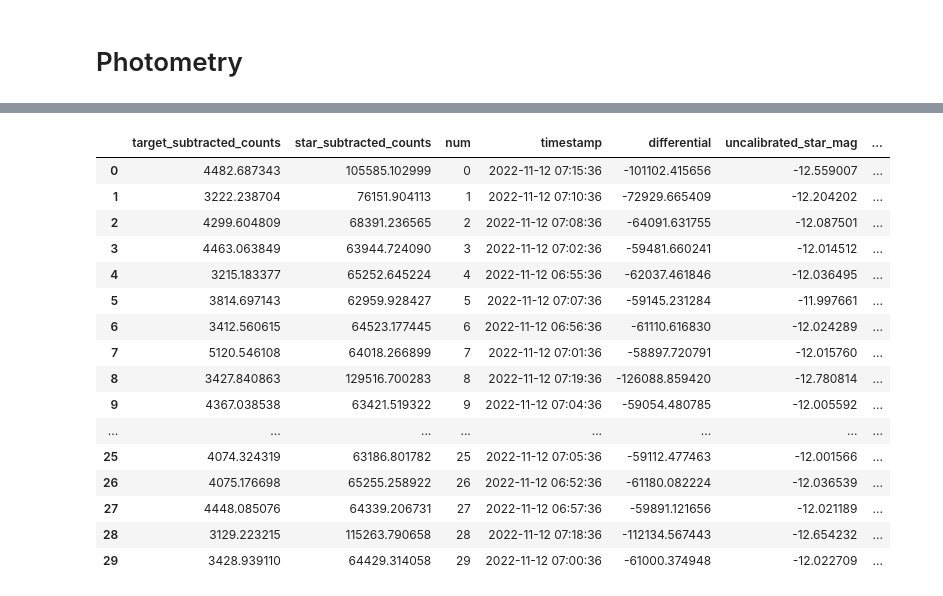
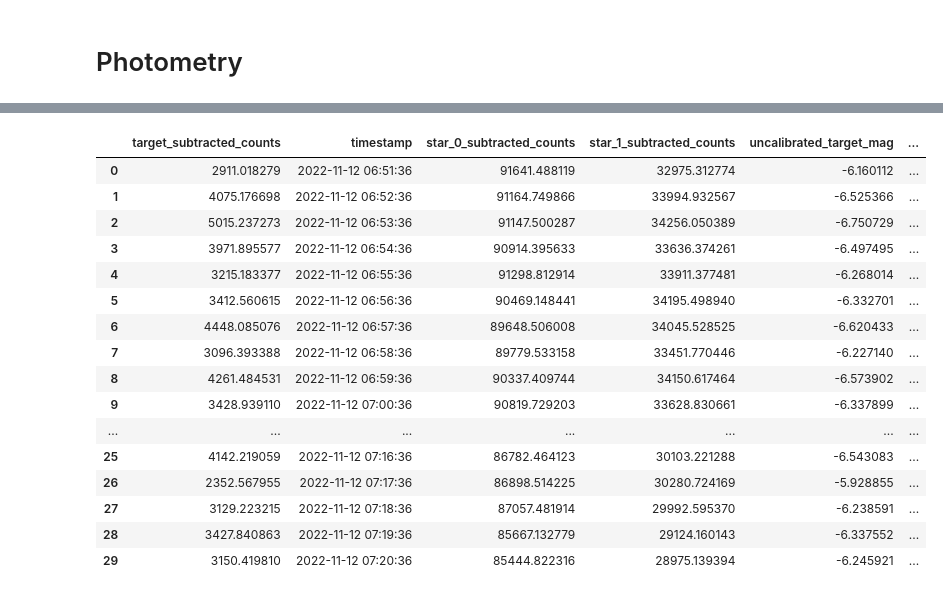
Before and after one commit to mkzeender/astrophysics-brorfelde, a Jupyter notebook: photometry.ipynb, the cells around one changed output, grey strips where cells are left out. Cells and saved outputs as stored; diff of their text form; code cells hidden in the pictures.

```diff
--- a/photometry.ipynb
+++ b/photometry.ipynb
@@ -52,3 +39,25 @@ imgs
+# %%
+imgs = pd.DataFrame(
+    columns=('aligned_filepath', 'timestamp', 'ok'),
+    #dtype=(str, datetime, str)
+)
+
+def _get_time(fp:str):
+    name = Path(fp).name.split('__')[0].lstrip('combined_')
+    return parse(name)
+    #return datetime.datetime.strptime(name, 'combined_%Y-%m-%dT%X.0000')
+
+
+
+
+imgs['aligned_filepath'] = glob.glob(f"aligned/*.fits")
+
+imgs['timestamp'] = imgs['aligned_filepath'].apply(_get_time)
+
+imgs.sort_values('timestamp', inplace=True)
+
+imgs['ok'] = True
+okay = imgs['ok']
 # %%
 # FILTER CELL
 
@@ -62,12 +71,21 @@ night_2_group_1 = (
     )
 
 night_2_group_2 = (
-    (parse('2022-11-12T05:59:20') <= imgs['timestamp']) &
-    (imgs['timestamp'] < parse('2022-11-13T00:00:00'))
+    (parse('2022-11-12T06:51:36') <= imgs['timestamp']) &
+    (imgs['timestamp'] < parse('2022-11-12T07:21:36'))
     )
 
 
-night_3 = (
+# night_3 = (
+#     (parse('2022-11-13T00:00:00') <= imgs['timestamp']) &
+#     (imgs['timestamp'] < parse('2022-11-14T00:00:00'))
+#     )
+
+night_3_group_1 = (
     (parse('2022-11-13T00:00:00') <= imgs['timestamp']) &
-    (imgs['timestamp'] < parse('2022-11-14T00:00:00'))
+    (imgs['timestamp'] < parse('2022-11-13T04:59:20'))
     )
+
+night_3_group_2 = (
+    (parse('2022-11-13T04:59:20') <= imgs['timestamp'])
+    )
@@ -178,50 +201,51 @@ photometry_2_group_1
 # %%
 # Night 2 group 2
 
 %matplotlib tk
 
 FWHM = 10
 
 photometry_2_group_2 = aperphot_moving.do_photometry_with_timestamps(
     imgs[okay & night_2_group_2]['aligned_filepath'],
 
     start_object = TargetLoc(x=413.19010416666663, y=629.090625, t='2022-11-12T06:51:36.0000'),
     end_object = TargetLoc(x=517.3820833333334, y=615.0904166666666, t='2022-11-12T07:20:36.0000'),
 
     aperture_=FWHM*3,
     annulus_inner=5*FWHM,
     annulus_outer=9*FWHM,
     dry_run=False, # in the dry run, press 'b' and 'n' to cycle through the images
 
     reference_positions=[
         TargetLoc(x=594.125, y=452.19666666666666,),
         TargetLoc(x=1235.1614583333333, y=679.7175, ),
-        TargetLoc(x=1494.605, y=740.3525,)],
+        #TargetLoc(x=1494.605, y=740.3525,)], # THIS IS A BAD REFERENCE STAR
+    ],
 
     vmin = 0,
     vmax = 600 # corrects brightness in plot
 
 )
 
 photometry_2_group_2
 # %% [output]
-|  | target_subtracted_counts | star_subtracted_counts | num | timestamp | differential | uncalibrated_star_mag | ... |
-| 0 | 4482.687343 | 105585.102999 | 0 | 2022-11-12 07:15:36 | -101102.415656 | -12.559007 | ... |
-| 1 | 3222.238704 | 76151.904113 | 1 | 2022-11-12 07:10:36 | -72929.665409 | -12.204202 | ... |
-| 2 | 4299.604809 | 68391.236565 | 2 | 2022-11-12 07:08:36 | -64091.631755 | -12.087501 | ... |
-| 3 | 4463.063849 | 63944.724090 | 3 | 2022-11-12 07:02:36 | -59481.660241 | -12.014512 | ... |
-| 4 | 3215.183377 | 65252.645224 | 4 | 2022-11-12 06:55:36 | -62037.461846 | -12.036495 | ... |
-| 5 | 3814.697143 | 62959.928427 | 5 | 2022-11-12 07:07:36 | -59145.231284 | -11.997661 | ... |
-| 6 | 3412.560615 | 64523.177445 | 6 | 2022-11-12 06:56:36 | -61110.616830 | -12.024289 | ... |
-| 7 | 5120.546108 | 64018.266899 | 7 | 2022-11-12 07:01:36 | -58897.720791 | -12.015760 | ... |
-| 8 | 3427.840863 | 129516.700283 | 8 | 2022-11-12 07:19:36 | -126088.859420 | -12.780814 | ... |
-| 9 | 4367.038538 | 63421.519322 | 9 | 2022-11-12 07:04:36 | -59054.480785 | -12.005592 | ... |
-| ... | ... | ... | ... | ... | ... | ... | ... |
-| 25 | 4074.324319 | 63186.801782 | 25 | 2022-11-12 07:05:36 | -59112.477463 | -12.001566 | ... |
-| 26 | 4075.176698 | 65255.258922 | 26 | 2022-11-12 06:52:36 | -61180.082224 | -12.036539 | ... |
-| 27 | 4448.085076 | 64339.206731 | 27 | 2022-11-12 06:57:36 | -59891.121656 | -12.021189 | ... |
-| 28 | 3129.223215 | 115263.790658 | 28 | 2022-11-12 07:18:36 | -112134.567443 | -12.654232 | ... |
-| 29 | 3428.939110 | 64429.314058 | 29 | 2022-11-12 07:00:36 | -61000.374948 | -12.022709 | ... |
+|  | target_subtracted_counts | timestamp | star_0_subtracted_counts | star_1_subtracted_counts | uncalibrated_target_mag | ... |
+| 0 | 2911.018279 | 2022-11-12 06:51:36 | 91641.488119 | 32975.312774 | -6.160112 | ... |
+| 1 | 4075.176698 | 2022-11-12 06:52:36 | 91164.749866 | 33994.932567 | -6.525366 | ... |
+| 2 | 5015.237273 | 2022-11-12 06:53:36 | 91147.500287 | 34256.050389 | -6.750729 | ... |
+| 3 | 3971.895577 | 2022-11-12 06:54:36 | 90914.395633 | 33636.374261 | -6.497495 | ... |
+| 4 | 3215.183377 | 2022-11-12 06:55:36 | 91298.812914 | 33911.377481 | -6.268014 | ... |
+| 5 | 3412.560615 | 2022-11-12 06:56:36 | 90469.148441 | 34195.498940 | -6.332701 | ... |
+| 6 | 4448.085076 | 2022-11-12 06:57:36 | 89648.506008 | 34045.528525 | -6.620433 | ... |
+| 7 | 3096.393388 | 2022-11-12 06:58:36 | 89779.533158 | 33451.770446 | -6.227140 | ... |
+| 8 | 4261.484531 | 2022-11-12 06:59:36 | 90337.409744 | 34150.617464 | -6.573902 | ... |
+| 9 | 3428.939110 | 2022-11-12 07:00:36 | 90819.729203 | 33628.830661 | -6.337899 | ... |
+| ... | ... | ... | ... | ... | ... | ... |
+| 25 | 4142.219059 | 2022-11-12 07:16:36 | 86782.464123 | 30103.221288 | -6.543083 | ... |
+| 26 | 2352.567955 | 2022-11-12 07:17:36 | 86898.514225 | 30280.724169 | -5.928855 | ... |
+| 27 | 3129.223215 | 2022-11-12 07:18:36 | 87057.481914 | 29992.595370 | -6.238591 | ... |
+| 28 | 3427.840863 | 2022-11-12 07:19:36 | 85667.132779 | 29124.160143 | -6.337552 | ... |
+| 29 | 3150.419810 | 2022-11-12 07:20:36 | 85444.822316 | 28975.139394 | -6.245921 | ... |
 # %%
 # Night 3
 
```
Also changed, not shown: parts of 13 cells of this notebook, 5 other files.
